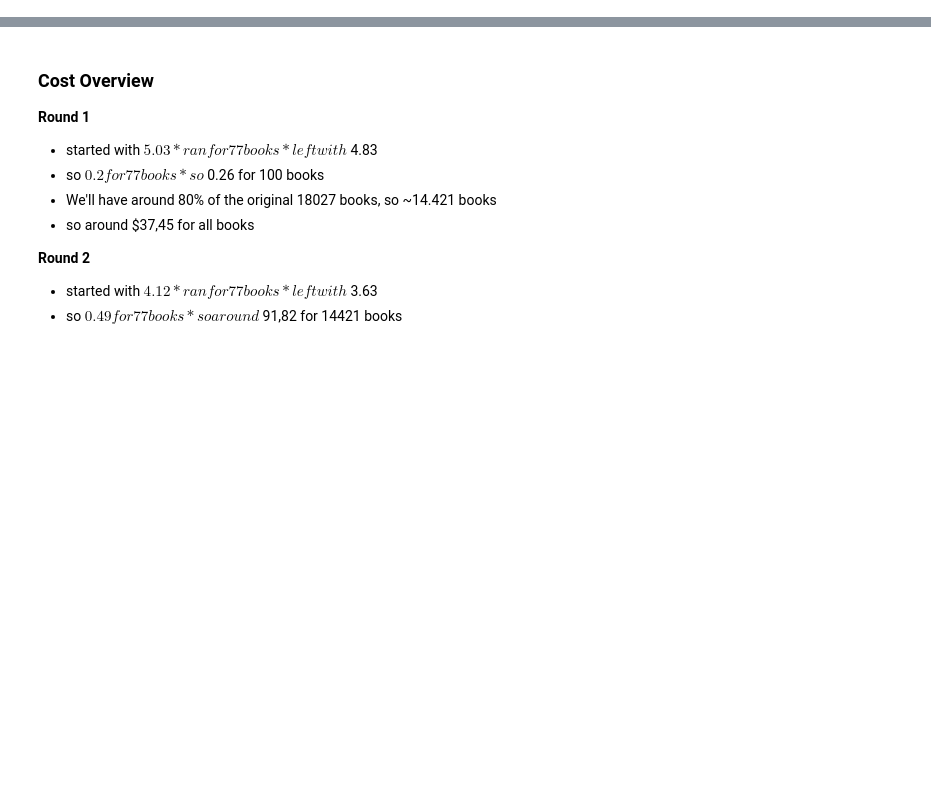
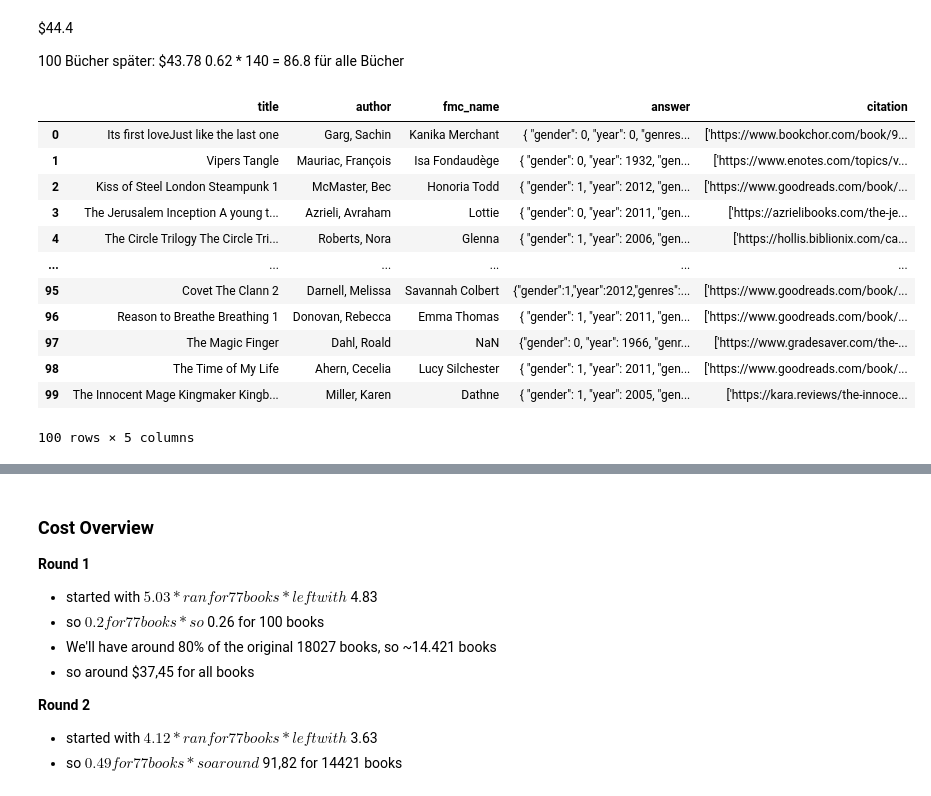
Before and after one commit to skratzke/thesis, a Jupyter notebook: 2 features.ipynb, the cells around one changed output, grey strips where cells are left out. Drawn from its saved outputs; the diff is of its cells as text; code cells hidden in the pictures; blank space fills up the shorter version.

```diff
--- a/2 features.ipynb
+++ b/2 features.ipynb
@@ -208,0 +243,22 @@ print(df_fmc)
+# %% [markdown]
+$44.4
+
+100 Bücher später: $43.78
+0.62 * 140 = 86.8 für alle Bücher
+# %%
+df_result = pd.read_csv("progress_features.csv")
+df_result
+# %% [output]
+|  | title | author | fmc_name | answer | citation |
+| 0 | Its first loveJust like the last one | Garg, Sachin | Kanika Merchant | { "gender": 0, "year": 0, "genres... | ['https://www.bookchor.com/book/9... |
+| 1 | Vipers Tangle | Mauriac, François | Isa Fondaudège | { "gender": 0, "year": 1932, "gen... | ['https://www.enotes.com/topics/v... |
+| 2 | Kiss of Steel London Steampunk 1 | McMaster, Bec | Honoria Todd | { "gender": 1, "year": 2012, "gen... | ['https://www.goodreads.com/book/... |
+| 3 | The Jerusalem Inception A young t... | Azrieli, Avraham | Lottie | { "gender": 0, "year": 2011, "gen... | ['https://azrielibooks.com/the-je... |
+| 4 | The Circle Trilogy The Circle Tri... | Roberts, Nora | Glenna | { "gender": 1, "year": 2006, "gen... | ['https://hollis.biblionix.com/ca... |
+| ... | ... | ... | ... | ... | ... |
+| 95 | Covet The Clann 2 | Darnell, Melissa | Savannah Colbert | {"gender":1,"year":2012,"genres":... | ['https://www.goodreads.com/book/... |
+| 96 | Reason to Breathe Breathing 1 | Donovan, Rebecca | Emma Thomas | { "gender": 1, "year": 2011, "gen... | ['https://www.goodreads.com/book/... |
+| 97 | The Magic Finger | Dahl, Roald | NaN | {"gender": 0, "year": 1966, "genr... | ['https://www.gradesaver.com/the-... |
+| 98 | The Time of My Life | Ahern, Cecelia | Lucy Silchester | { "gender": 1, "year": 2011, "gen... | ['https://www.goodreads.com/book/... |
+| 99 | The Innocent Mage Kingmaker Kingb... | Miller, Karen | Dathne | { "gender": 1, "year": 2005, "gen... | ['https://kara.reviews/the-innoce... |
+100 rows × 5 columns
```
Also changed, not shown: parts of 20 cells of this notebook, 5 other files.
